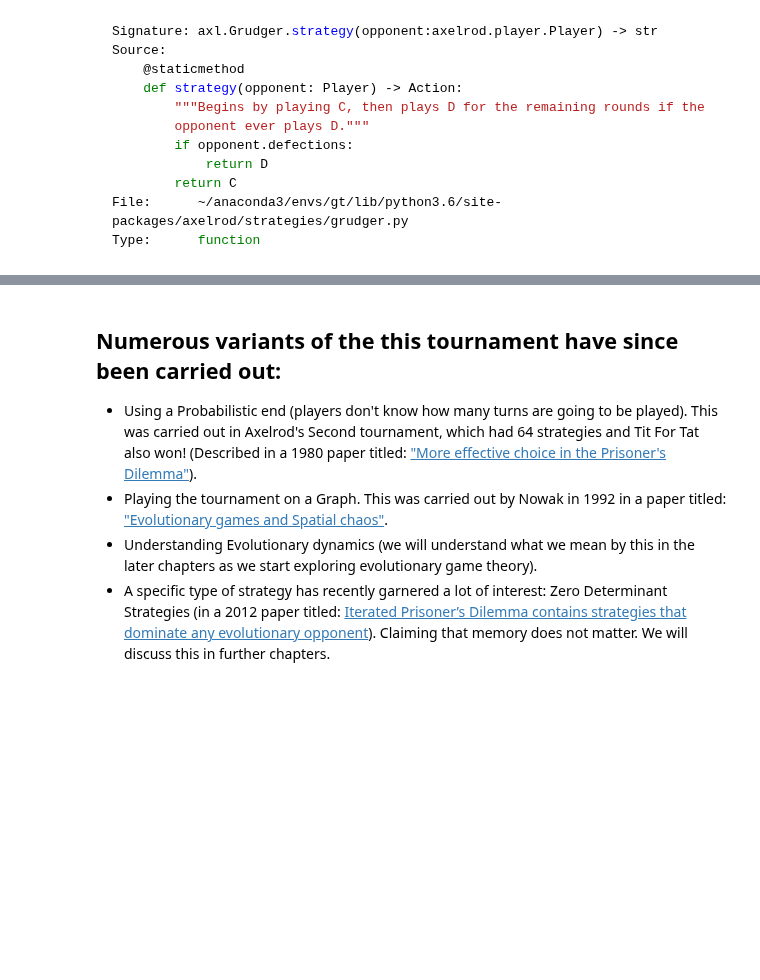
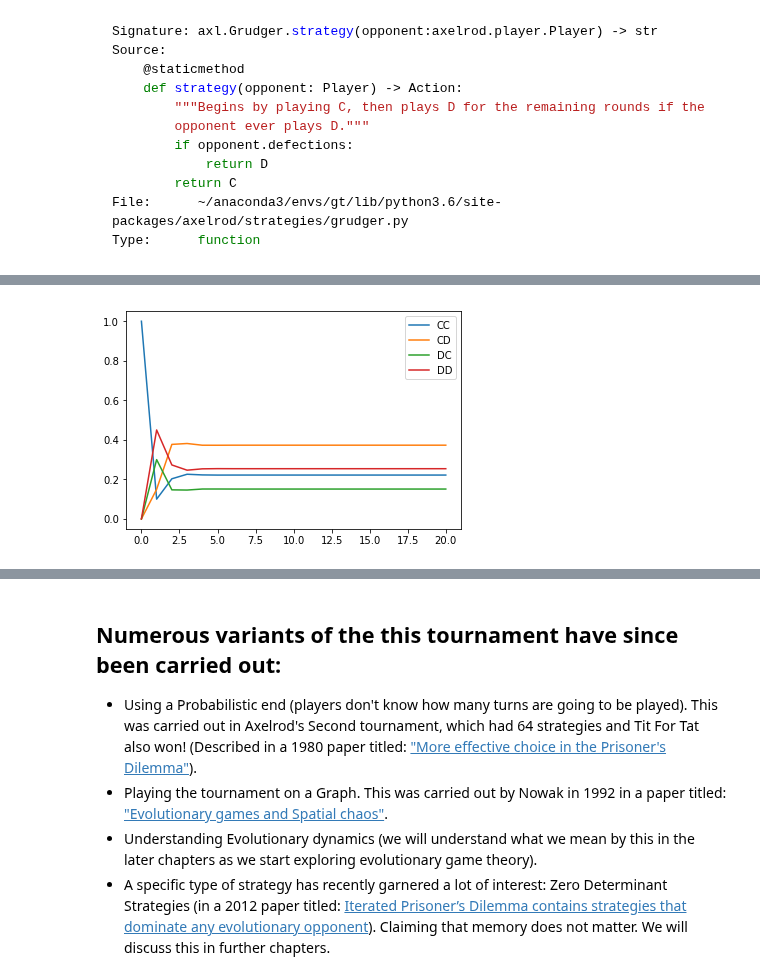
Before and after one commit to drvinceknight/gt, a Jupyter notebook: nbs/chapters/09-Prisoners-Dilemma.ipynb, the cells around one changed output, grey strips where cells are left out. Saved outputs shown, nothing was run; the diff lists cells and outputs as text; code cells hidden in the pictures; blank space fills up the shorter version.

```diff
--- a/nbs/chapters/09-Prisoners-Dilemma.ipynb
+++ b/nbs/chapters/09-Prisoners-Dilemma.ipynb
@@ -134,0 +182,22 @@ Type:      function
+# %%
+import numpy as np
+import matplotlib.pyplot as plt
+v_1 = np.array([1 / 4, 4 / 5])
+v_2 = np.array([2 / 5, 1 / 3])
+
+M = np.array([[v_1[0] * v_2[0], v_1[0] * (1 - v_2[0]), (1 - v_1[0]) * v_2[0],  (1 - v_1[0]) * (1 - v_2[0])],
+              [v_1[1] * v_2[0], v_1[1] * (1 - v_2[0]), (1 - v_1[1]) * v_2[0],  (1 - v_1[1]) * (1 - v_2[0])],
+              [v_1[0] * v_2[1], v_1[0] * (1 - v_2[1]), (1 - v_1[0]) * v_2[1],  (1 - v_1[0]) * (1 - v_2[1])],
+              [v_1[1] * v_2[1], v_1[1] * (1 - v_2[1]), (1 - v_1[1]) * v_2[1],  (1 - v_1[1]) * (1 - v_2[1])]])
+
+pis = [np.array([1, 0, 0, 0])]
+number_of_turns = 20
+for _ in range(number_of_turns):
+    pis.append(np.dot(pis[-1], M))
+
+labels = ["CC", "CD", "DC", "DD"]
+for state, label in zip(zip(*pis), labels):
+    plt.plot(state, label=label)
+plt.legend();
+# %% [output]
+[figure, added]
```
Also changed, not shown: parts of 7 cells of this notebook, 4 other files.
